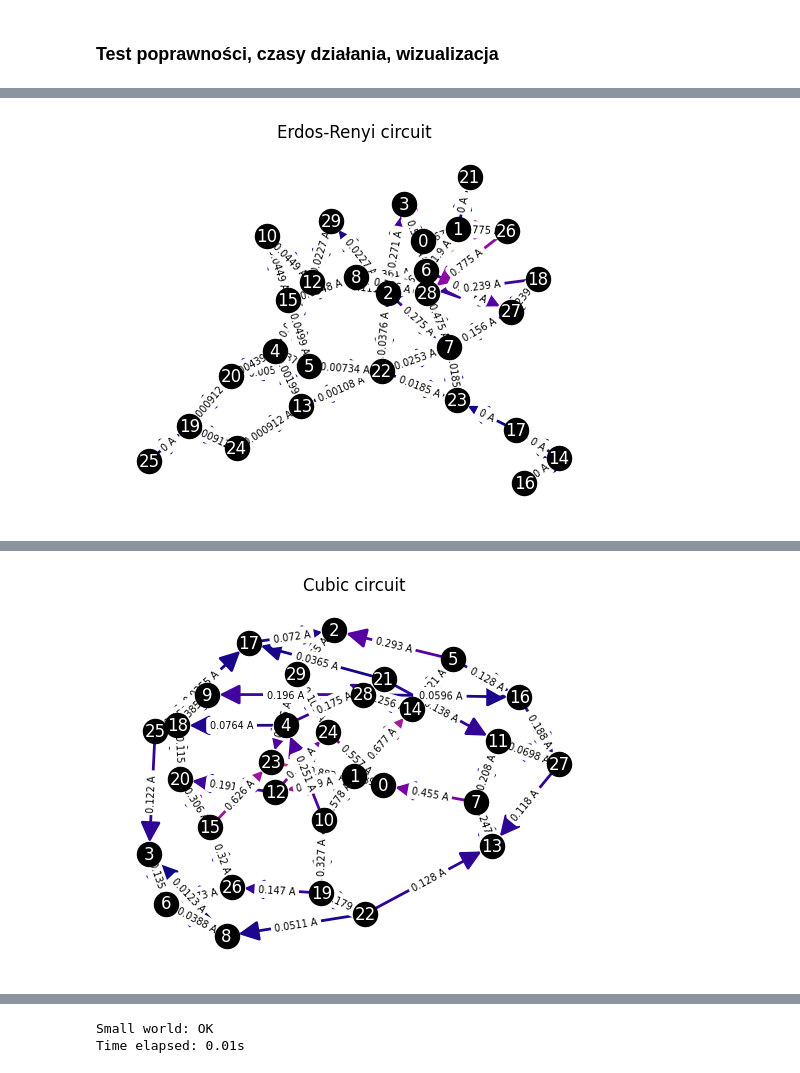
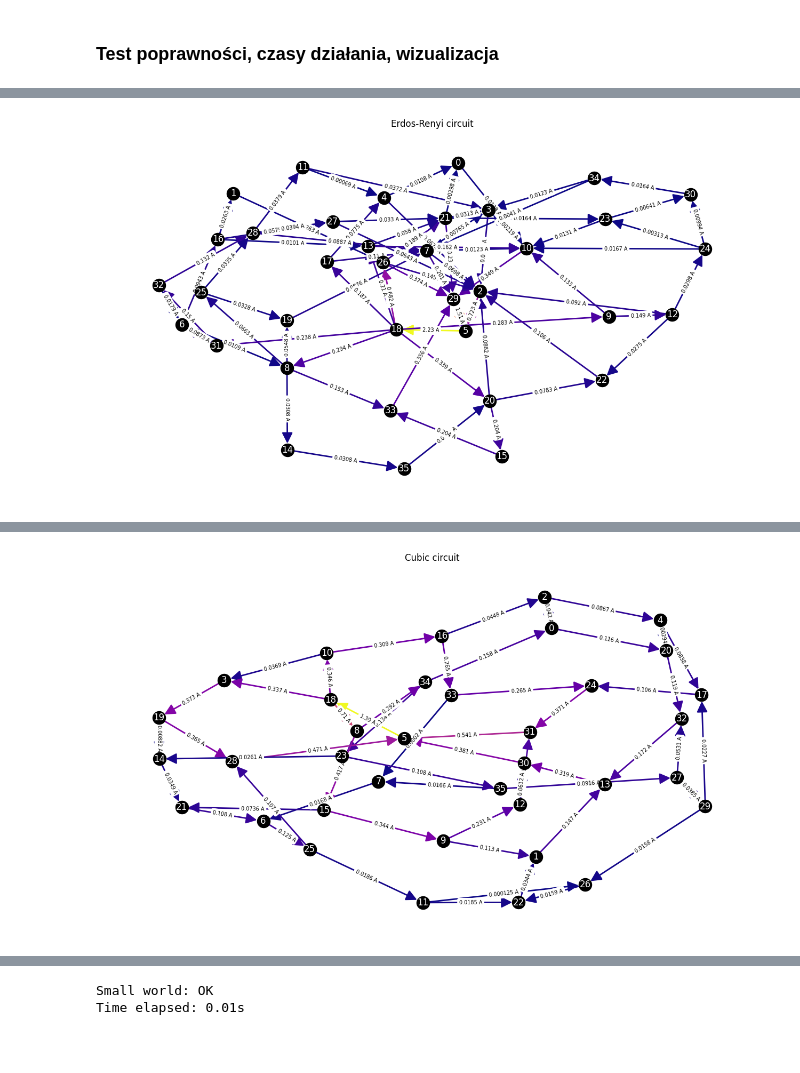
Before and after one commit to psarsky/computational-methods-course, a Jupyter notebook: lab2/report.ipynb, the cells around one changed output, grey strips where cells are left out. Drawn from its saved outputs; the diff is of its cells as text; code cells hidden in the pictures; blank space fills up the shorter version.

```diff
--- a/lab2/report.ipynb
+++ b/lab2/report.ipynb
@@ -258,6 +258,7 @@ def draw_circut(graph, graph_type, eps):
     edge_labels = {e: f"{(i if i > eps * current_max else 0):.3g} A"
                    for e, i in nx.get_edge_attributes(graph, 'current').items()}
 
+    plt.figure(figsize=(16, 9))
     pos = nx.kamada_kawai_layout(graph)
     nx.draw_networkx_nodes(graph, pos, node_color='black')
     nx.draw_networkx_labels(graph, pos, font_color='white')
@@ -304,28 +305,13 @@ def generate_test_graphs(nodes):
 # %% [markdown]
 ### Test poprawności, czasy działania, wizualizacja
 # %%
-DEFAULT_SOURCE = 0
-DEFAULT_TARGET = 1
-DEFAULT_VOLTAGE = 10
-DEFAULT_NODES = 50
-DEFAULT_EPS = 1e-10
+SOURCE = 5
+TARGET = 18
+VOLTAGE = 10
+NODES = 36
+EPS = 1e-10
 
-print("Enter parameters (press Enter to use default values):")
-start_input = input(f"Start node (default = {DEFAULT_SOURCE}): ")
-source = int(start_input) if start_input else DEFAULT_SOURCE
-target_input = input(f"Target node (default = {DEFAULT_TARGET}): ")
-target = int(target_input) if target_input else DEFAULT_TARGET
-voltage_input = input(f"Voltage (default = {DEFAULT_VOLTAGE}): ")
-voltage = int(voltage_input) if voltage_input else DEFAULT_VOLTAGE
-nodes_input = input(f"Node amount (default = {DEFAULT_NODES}): ")
-nodes = int(nodes_input) if nodes_input else DEFAULT_NODES
-while nodes % 2 != 0:
-    nodes_input = input("NODE AMOUNT MUST BE EVEN: ")
-    nodes = int(nodes_input) if nodes_input else DEFAULT_NODES
-eps_input = input(f"Epsilon (default = {DEFAULT_EPS}): ")
-eps = float(eps_input) if eps_input else DEFAULT_EPS
-
-generate_test_graphs(nodes)
+generate_test_graphs(NODES)
 directory = os.path.join(os.path.dirname(os.path.abspath('')), "test_graphs")
 graphs = {
     "Erdos-Renyi":      load_circuit(os.path.join(directory, "erdos_renyi.txt")),
@@ -337,10 +323,9 @@ graphs = {
 
 for graph_type, graph in graphs.items():
     start_time = time.time()
-    kirchhoff_analysis(graph, source, target, voltage)
+    kirchhoff_analysis(graph, SOURCE, TARGET, VOLTAGE)
     end_time = time.time()
-    print(f"{graph_type}: {"OK" if verify_circuit(graph, source, target, voltage, eps)\
-                            else "FAILED"}")
+    print(f"{graph_type}: {"OK" if verify_circuit(graph, SOURCE, TARGET, VOLTAGE, EPS) else "FAILED"}")
     print(f"Time elapsed: {end_time-start_time:.2f}s")
-    draw_circut(graph, graph_type, eps)
+    draw_circut(graph, graph_type, EPS)
 # %% [output]
@@ -350,2 +334,2 @@ Time elapsed: 0.00s
-[figure, old version]
+[figure, new version]
 Cubic: OK
@@ -353,2 +337,2 @@ Time elapsed: 0.00s
-[figure, old version]
+[figure, new version]
 Grid: OK
```
Also changed, not shown: parts of 3 cells of this notebook, 1 other file.
